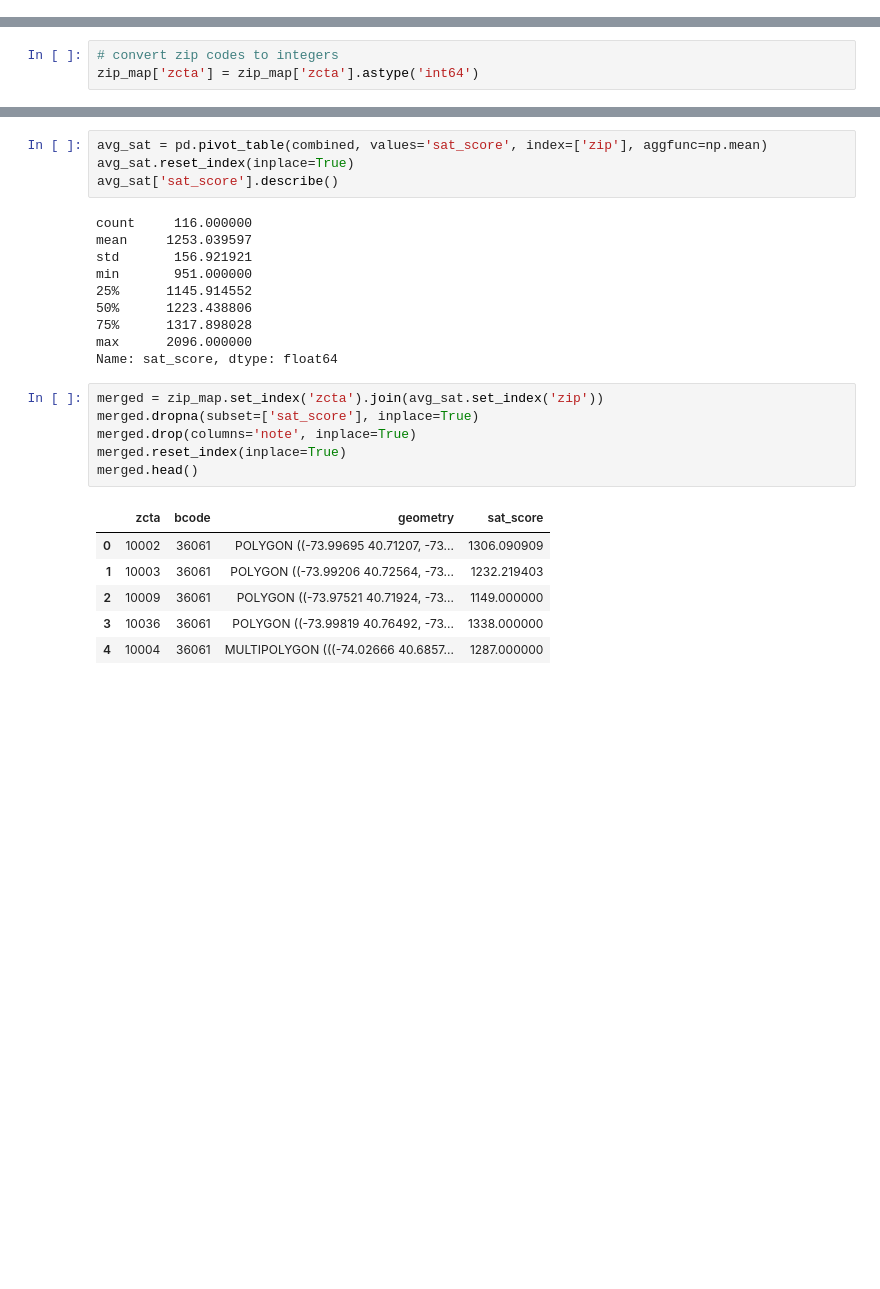
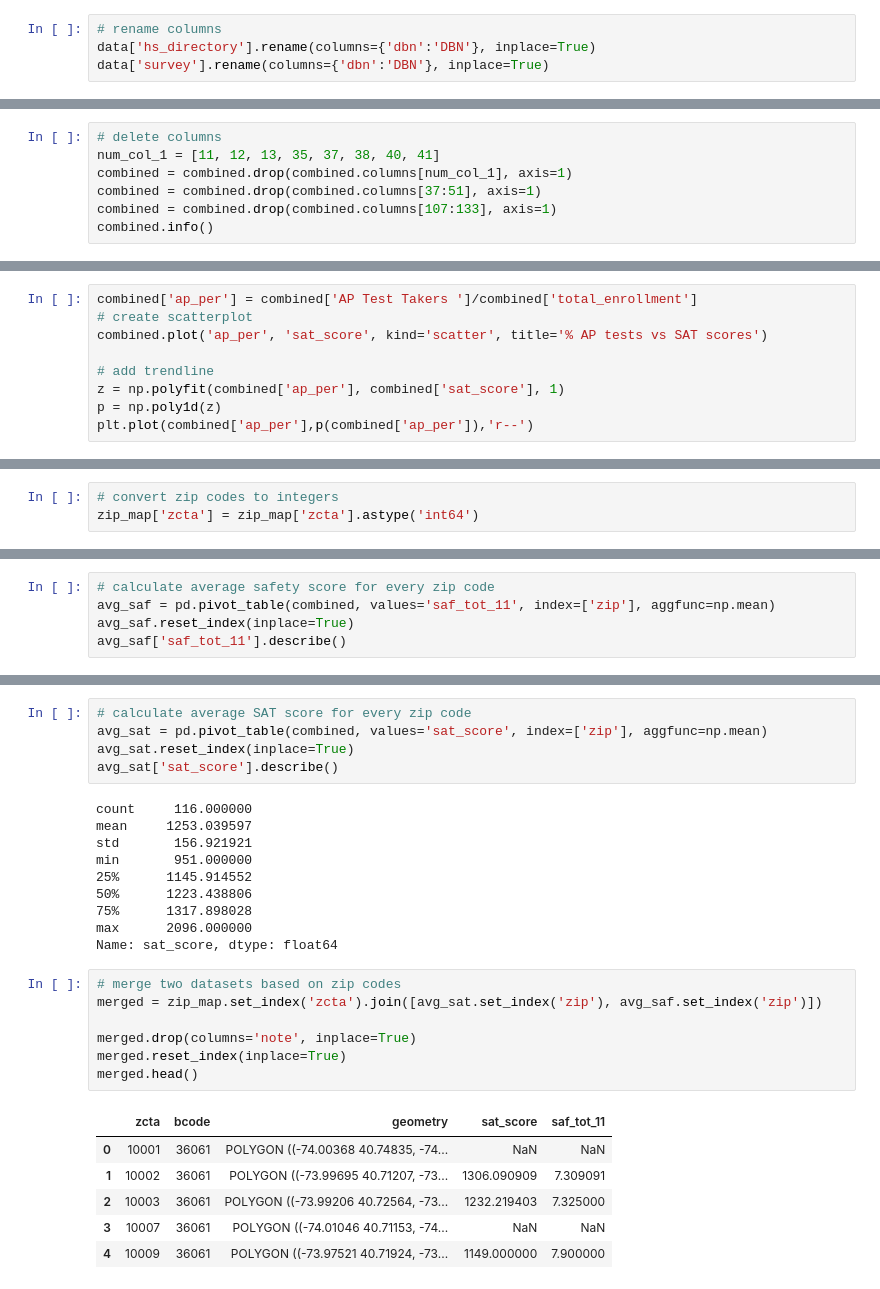
Before and after one commit to kafka-polka-dot/jupyter_projects, a Jupyter notebook: SAT_scores/SAT_scores_analysis.ipynb, the cells around one changed output, grey strips where cells are left out. Drawn from its saved outputs; the diff is of its cells as text; blank space fills up the shorter version.

```diff
--- a/SAT_scores/SAT_scores_analysis.ipynb
+++ b/SAT_scores/SAT_scores_analysis.ipynb
@@ -137,2 +138,6 @@ for col in cols:
+# %%
+# rename columns
+data['hs_directory'].rename(columns={'dbn':'DBN'}, inplace=True)
+data['survey'].rename(columns={'dbn':'DBN'}, inplace=True)
 # %% [markdown]
 ## Combine datasets
@@ -281,0 +204,7 @@ On the one hand schools from Bronx and Brooklyn with the lowest mean SAT scores
+# %%
+# delete columns
+num_col_1 = [11, 12, 13, 35, 37, 38, 40, 41]
+combined = combined.drop(combined.columns[num_col_1], axis=1)
+combined = combined.drop(combined.columns[37:51], axis=1)
+combined = combined.drop(combined.columns[107:133], axis=1)
+combined.info()
@@ -281,0 +269,9 @@ On the one hand schools from Bronx and Brooklyn with the lowest mean SAT scores
+# %%
+combined['ap_per'] = combined['AP Test Takers ']/combined['total_enrollment']
+# create scatterplot
+combined.plot('ap_per', 'sat_score', kind='scatter', title='% AP tests vs SAT scores')
+
+# add trendline
+z = np.polyfit(combined['ap_per'], combined['sat_score'], 1)
+p = np.poly1d(z)
+plt.plot(combined['ap_per'],p(combined['ap_per']),'r--')
@@ -314,3 +450,8 @@ zip_map.plot(ax=ax, color='lightskyblue', edgecolor='black')
 # %% [output]
 <AxesSubplot:>
 [figure]
+# %%
+# calculate average safety score for every zip code
+avg_saf = pd.pivot_table(combined, values='saf_tot_11', index=['zip'], aggfunc=np.mean)
+avg_saf.reset_index(inplace=True)
+avg_saf['saf_tot_11'].describe()
@@ -317,4 +468,5 @@ zip_map.plot(ax=ax, color='lightskyblue', edgecolor='black')
 # %%
+# calculate average SAT score for every zip code
 avg_sat = pd.pivot_table(combined, values='sat_score', index=['zip'], aggfunc=np.mean)
 avg_sat.reset_index(inplace=True)
 avg_sat['sat_score'].describe()
@@ -329,15 +481,16 @@ min       951.000000
 max      2096.000000
 Name: sat_score, dtype: float64
 # %%
-merged = zip_map.set_index('zcta').join(avg_sat.set_index('zip'))
-merged.dropna(subset=['sat_score'], inplace=True)
+# merge two datasets based on zip codes
+merged = zip_map.set_index('zcta').join([avg_sat.set_index('zip'), avg_saf.set_index('zip')])
+
 merged.drop(columns='note', inplace=True)
 merged.reset_index(inplace=True)
 merged.head()
 # %% [output]
-|  | zcta | bcode | geometry | sat_score |
-| 0 | 10002 | 36061 | POLYGON ((-73.99695 40.71207, -73... | 1306.090909 |
-| 1 | 10003 | 36061 | POLYGON ((-73.99206 40.72564, -73... | 1232.219403 |
-| 2 | 10009 | 36061 | POLYGON ((-73.97521 40.71924, -73... | 1149.000000 |
-| 3 | 10036 | 36061 | POLYGON ((-73.99819 40.76492, -73... | 1338.000000 |
-| 4 | 10004 | 36061 | MULTIPOLYGON (((-74.02666 40.6857... | 1287.000000 |
+|  | zcta | bcode | geometry | sat_score | saf_tot_11 |
+| 0 | 10001 | 36061 | POLYGON ((-74.00368 40.74835, -74... | NaN | NaN |
+| 1 | 10002 | 36061 | POLYGON ((-73.99695 40.71207, -73... | 1306.090909 | 7.309091 |
+| 2 | 10003 | 36061 | POLYGON ((-73.99206 40.72564, -73... | 1232.219403 | 7.325000 |
+| 3 | 10007 | 36061 | POLYGON ((-74.01046 40.71153, -74... | NaN | NaN |
+| 4 | 10009 | 36061 | POLYGON ((-73.97521 40.71924, -73... | 1149.000000 | 7.900000 |
```
Also changed, not shown: parts of 90 cells of this notebook, 6 other files.
